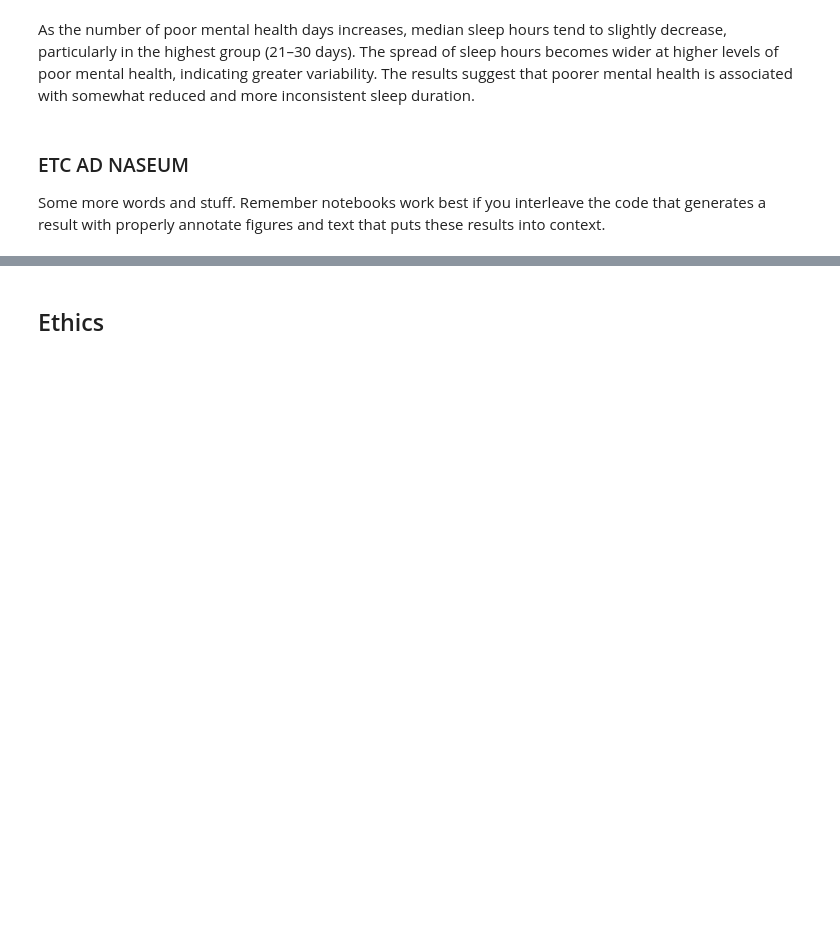
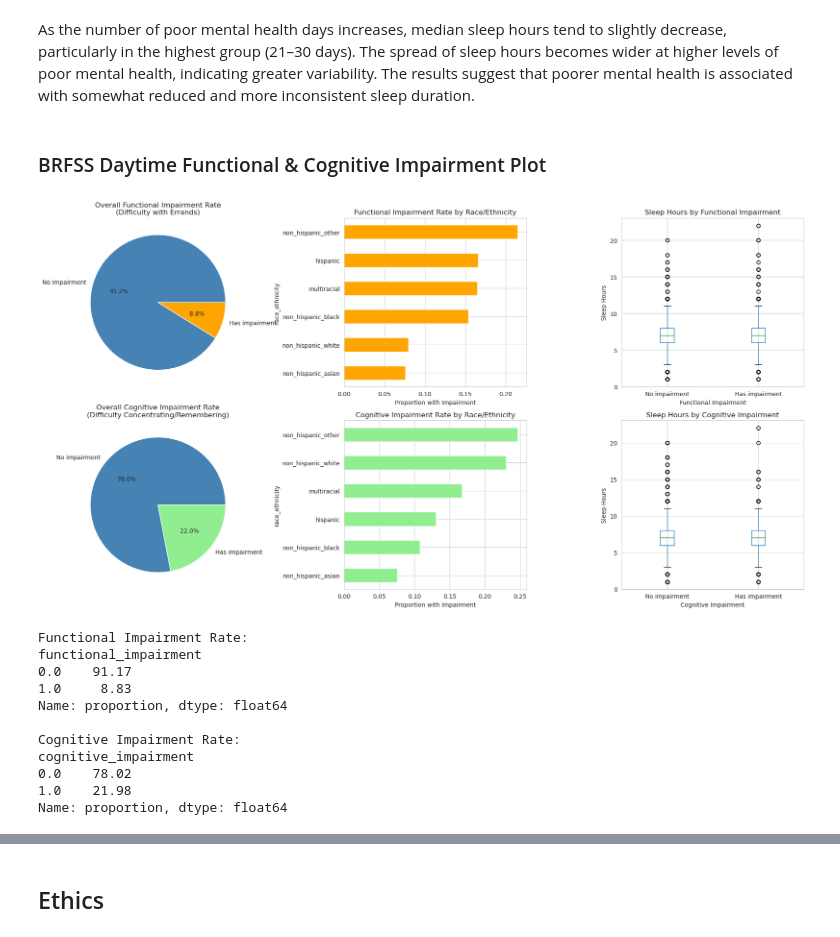
Before and after one commit to COGS108/Group150_WI26, a Jupyter notebook: 03-FinalProject.ipynb, the cells around one changed output, grey strips where cells are left out. Drawn from its saved outputs; the diff is of its cells as text; code cells hidden in the pictures; blank space fills up the shorter version.

Commit message:
BRFSS Daytime Functional and Cognitive Impairment Plot, OLS Regressions, Logic Regressions

```diff
--- a/03-FinalProject.ipynb
+++ b/03-FinalProject.ipynb
@@ -984,7 +984,3 @@ plt.show()
 [figure]
 # %% [markdown]
 As the number of poor mental health days increases, median sleep hours tend to slightly decrease, particularly in the highest group (21–30 days). The spread of sleep hours becomes wider at higher levels of poor mental health, indicating greater variability. The results suggest that poorer mental health is associated with somewhat reduced and more inconsistent sleep duration.
-# %% [markdown]
-### ETC AD NASEUM
-
-Some more words and stuff.  Remember notebooks work best if you interleave the code that generates a result with properly annotate figures and text that puts these results into context.
@@ -993,0 +987,71 @@ Some more words and stuff.  Remember notebooks work best if you interleave the c
+# %% [markdown]
+### BRFSS Daytime Functional & Cognitive Impairment Plot
+# %%
+fig, axes = plt.subplots(2, 3, figsize=(18, 10))
+
+# ── Functional Impairment (DIFFALON) ─────────────────────────────────────
+
+# Overall functional impairment rate
+functional_counts = df2["functional_impairment"].value_counts()
+axes[0, 0].pie(functional_counts, labels=["No impairment", "Has impairment"],
+               autopct="%1.1f%%", colors=["steelblue", "orange"])
+axes[0, 0].set_title("Overall Functional Impairment Rate\n(Difficulty with Errands)")
+
+# Functional impairment rate by race/ethnicity
+functional_by_race = df2.groupby("race_ethnicity")["functional_impairment"].mean().sort_values()
+functional_by_race.plot(kind="barh", ax=axes[0, 1], color="orange", edgecolor="white")
+axes[0, 1].set_xlabel("Proportion with Impairment")
+axes[0, 1].set_title("Functional Impairment Rate by Race/Ethnicity")
+
+# Sleep hours by functional impairment status
+df2.boxplot(column="sleep_hours", by="functional_impairment", ax=axes[0, 2])
+axes[0, 2].set_xticklabels(["No impairment", "Has impairment"])
+axes[0, 2].set_xlabel("Functional Impairment")
+axes[0, 2].set_ylabel("Sleep Hours")
+axes[0, 2].set_title("Sleep Hours by Functional Impairment")
+plt.suptitle("")
+
+# ── Cognitive Impairment (CNCRDIFF) ──────────────────────────────────────
+
+# Overall cognitive impairment rate
+cognitive_counts = df2["cognitive_impairment"].value_counts()
+axes[1, 0].pie(cognitive_counts, labels=["No impairment", "Has impairment"],
+               autopct="%1.1f%%", colors=["steelblue", "lightgreen"])
+axes[1, 0].set_title("Overall Cognitive Impairment Rate\n(Difficulty Concentrating/Remembering)")
+
+# Cognitive impairment rate by race/ethnicity
+cognitive_by_race = df2.groupby("race_ethnicity")["cognitive_impairment"].mean().sort_values()
+cognitive_by_race.plot(kind="barh", ax=axes[1, 1], color="lightgreen", edgecolor="white")
+axes[1, 1].set_xlabel("Proportion with Impairment")
+axes[1, 1].set_title("Cognitive Impairment Rate by Race/Ethnicity")
+
+# Sleep hours by cognitive impairment status
+df2.boxplot(column="sleep_hours", by="cognitive_impairment", ax=axes[1, 2])
+axes[1, 2].set_xticklabels(["No impairment", "Has impairment"])
+axes[1, 2].set_xlabel("Cognitive Impairment")
+axes[1, 2].set_ylabel("Sleep Hours")
+axes[1, 2].set_title("Sleep Hours by Cognitive Impairment")
+plt.suptitle("")
+
+plt.tight_layout()
+plt.savefig("results/brfss_daytime_impairment.png", dpi=150)
+plt.show()
+
+print("\nFunctional Impairment Rate:")
+print(df2["functional_impairment"].value_counts(normalize=True).mul(100).round(2))
+
+print("\nCognitive Impairment Rate:")
+print(df2["cognitive_impairment"].value_counts(normalize=True).mul(100).round(2))
+# %% [output]
+[figure, added]
+Functional Impairment Rate:
+functional_impairment
+0.0    91.17
+1.0     8.83
+Name: proportion, dtype: float64
+
+Cognitive Impairment Rate:
+cognitive_impairment
+0.0    78.02
+1.0    21.98
+Name: proportion, dtype: float64
```
Also changed, not shown: parts of 15 cells of this notebook.
